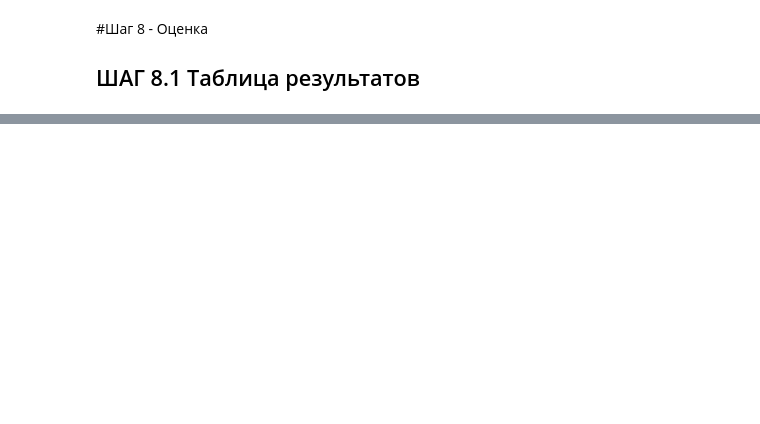
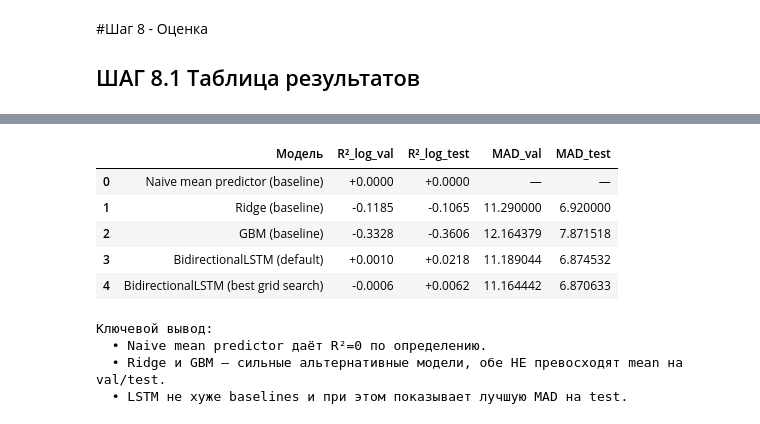
Before and after one commit to h8masha/7th_term_learning, a Jupyter notebook: Analysing_data_on_ml_methods/ForestFires_lr1.ipynb, the cells around one changed output, grey strips where cells are left out. Saved outputs shown, nothing was run; the diff lists cells and outputs as text; code cells hidden in the pictures; blank space fills up the shorter version.

```diff
--- a/Analysing_data_on_ml_methods/ForestFires_lr1.ipynb
+++ b/Analysing_data_on_ml_methods/ForestFires_lr1.ipynb
@@ -479,0 +635,42 @@ display(comparison)
+# %%
+# Добавляем GBM baseline в финальную сводку — для контекста на защите
+# Берём его результаты из baseline_df, посчитанного выше
+gbm_row = baseline_df[baseline_df['baseline'] == 'GBM(200, depth=3)'].iloc[0]
+
+final_context = pd.DataFrame({
+    'Модель': [
+        'Naive mean predictor (baseline)',
+        'Ridge (baseline)',
+        'GBM (baseline)',
+        'BidirectionalLSTM (default)',
+        'BidirectionalLSTM (best grid search)'
+    ],
+    'R²_log_val': [0.0, -0.1185, gbm_row['r2_log_val'],
+                   same_arch_row['r2_log_val'], best_res['r2_log_val']],
+    'R²_log_test': [0.0, -0.1065, gbm_row['r2_log_test'],
+                    same_arch_row['r2_log_test'], best_res['r2_log_test']],
+    'MAD_val': [np.nan, 11.29, gbm_row['mad_val'],
+                same_arch_row['mad_val'], best_res['mad_val']],
+    'MAD_test': [np.nan, 6.92, gbm_row['mad_test'],
+                 same_arch_row['mad_test'], best_res['mad_test']],
+})
+
+display(final_context.style.format({
+    'R²_log_val': '{:+.4f}', 'R²_log_test': '{:+.4f}'
+}, na_rep='—'))
+
+print("\nКлючевой вывод:")
+print("  • Naive mean predictor даёт R²=0 по определению.")
+print("  • Ridge и GBM — сильные альтернативные модели, обе НЕ превосходят mean на val/test.")
+print("  • LSTM не хуже baselines и при этом показывает лучшую MAD на test.")
+# %% [output]
+|  | Модель | R²_log_val | R²_log_test | MAD_val | MAD_test |
+| 0 | Naive mean predictor (baseline) | +0.0000 | +0.0000 | — | — |
+| 1 | Ridge (baseline) | -0.1185 | -0.1065 | 11.290000 | 6.920000 |
+| 2 | GBM (baseline) | -0.3328 | -0.3606 | 12.164379 | 7.871518 |
+| 3 | BidirectionalLSTM (default) | +0.0010 | +0.0218 | 11.189044 | 6.874532 |
+| 4 | BidirectionalLSTM (best grid search) | -0.0006 | +0.0062 | 11.164442 | 6.870633 |
+Ключевой вывод:
+  • Naive mean predictor даёт R²=0 по определению.
+  • Ridge и GBM — сильные альтернативные модели, обе НЕ превосходят mean на val/test.
+  • LSTM не хуже baselines и при этом показывает лучшую MAD на test.
```
Also changed, not shown: parts of 28 cells of this notebook.
